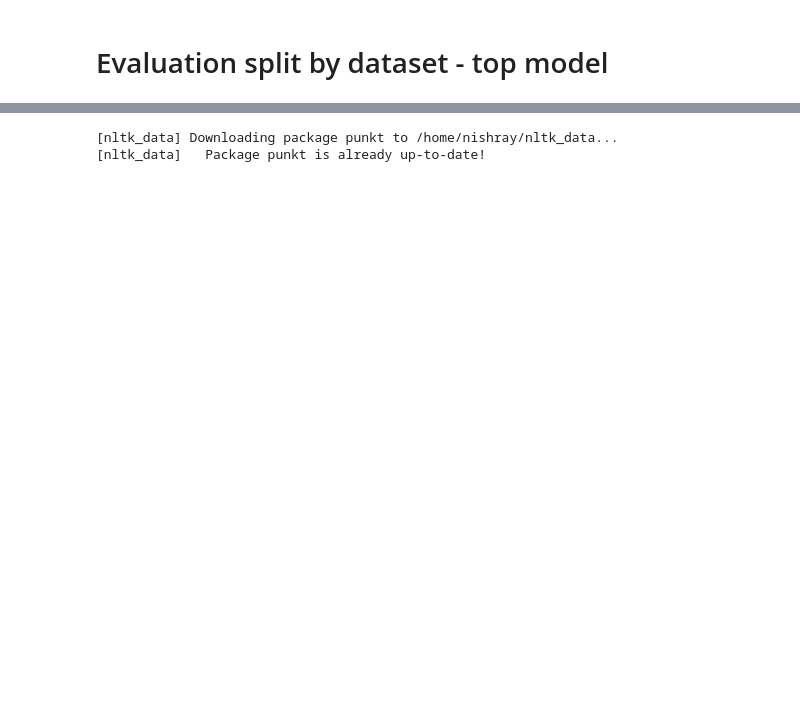
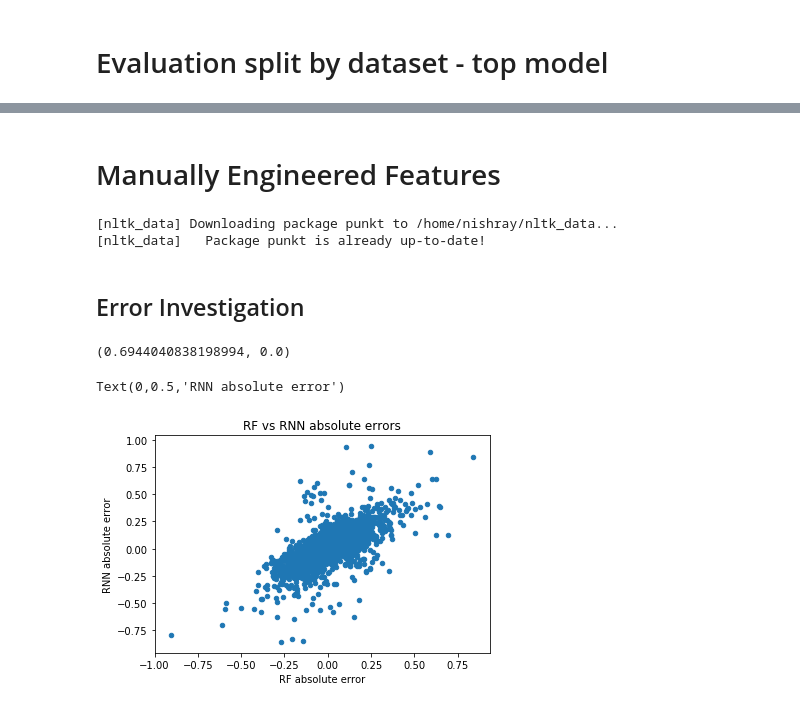
Before and after one commit to pkurapati/W266-NLP-Project, a Jupyter notebook: Nishant/AEG_Deep_Learning_Essay_Classification.ipynb, the cells around one changed output, grey strips where cells are left out. Cells and saved outputs as stored; diff of their text form; code cells hidden in the pictures; blank space fills up the shorter version.

```diff
--- a/Nishant/AEG_Deep_Learning_Essay_Classification.ipynb
+++ b/Nishant/AEG_Deep_Learning_Essay_Classification.ipynb
@@ -120,13 +151,13 @@ ff_2.add(Dense(100,name='deep1'))
 ff_2.add(Dense(50,name='deep2'))
 ff_2.add(Flatten())
 #Regression
-ff_2.add(Dense(1,activation='sigmoid',name='out_layer'))
-ff_2.compile(optimizer='adam',loss='mse',metrics=['accuracy'])
-ff_2.fit(sequences_matrix_class,train_sa_y_class.adjusted_domain1_score, batch_size = 500, epochs=35, validation_split=0.15)
+# ff_2.add(Dense(1,activation='sigmoid',name='out_layer'))
+# ff_2.compile(optimizer='adam',loss='mse',metrics=['accuracy'])
+# ff_2.fit(sequences_matrix_class,train_sa_y_class.adjusted_domain1_score, batch_size = 500, epochs=35, validation_split=0.15)
 #Classification
-#ff_2.add(Dense(len(pd.get_dummies(train_sa_y_class.adjusted_domain1_score).columns),activation='sigmoid',name='out_layer'))
-#ff_2.compile(optimizer='adam',loss='categorical_crossentropy',metrics=['accuracy'])
-#ff_2.fit(sequences_matrix_class,np.asarray(pd.get_dummies(train_sa_y_class.adjusted_domain1_score)), batch_size = 500, epochs=35, validation_split=0.15)
+ff_2.add(Dense(len(pd.get_dummies(train_sa_y_class.adjusted_domain1_score).columns),activation='sigmoid',name='out_layer'))
+ff_2.compile(optimizer='adam',loss='categorical_crossentropy',metrics=['accuracy'])
+ff_2.fit(sequences_matrix_class,np.asarray(pd.get_dummies(train_sa_y_class.adjusted_domain1_score)), batch_size = 500, epochs=35, validation_split=0.15)
 # %% [output]
 Train on 8823 samples, validate on 1557 samples
 Epoch 1/35
@@ -154,13 +185,13 @@ ff_3.add(Dense(50,name='deep2'))
 ff_3.add(Dense(25,name='deep3'))
 ff_3.add(Flatten())
 #Regression
-ff_3.add(Dense(1,activation='sigmoid',name='out_layer'))
-ff_3.compile(optimizer='adam',loss='mse',metrics=['accuracy'])
-ff_3.fit(sequences_matrix_class,train_sa_y_class.adjusted_domain1_score, batch_size = 500, epochs=35, validation_split=0.15)
+# ff_3.add(Dense(1,activation='sigmoid',name='out_layer'))
+# ff_3.compile(optimizer='adam',loss='mse',metrics=['accuracy'])
+# ff_3.fit(sequences_matrix_class,train_sa_y_class.adjusted_domain1_score, batch_size = 500, epochs=35, validation_split=0.15)
 #Classification
-#ff_3.add(Dense(len(pd.get_dummies(train_sa_y_class.adjusted_domain1_score).columns),activation='sigmoid',name='out_layer'))
-#ff_3.compile(optimizer='adam',loss='categorical_crossentropy',metrics=['accuracy'])
-#ff_3.fit(sequences_matrix_class,np.asarray(pd.get_dummies(train_sa_y_class.adjusted_domain1_score)), batch_size = 500, epochs=35, validation_split=0.15)
+ff_3.add(Dense(len(pd.get_dummies(train_sa_y_class.adjusted_domain1_score).columns),activation='sigmoid',name='out_layer'))
+ff_3.compile(optimizer='adam',loss='categorical_crossentropy',metrics=['accuracy'])
+ff_3.fit(sequences_matrix_class,np.asarray(pd.get_dummies(train_sa_y_class.adjusted_domain1_score)), batch_size = 500, epochs=35, validation_split=0.15)
 # %% [output]
 Train on 8823 samples, validate on 1557 samples
 Epoch 1/35
@@ -626,3 +750,5 @@ print(aggregates)
+# %% [markdown]
+# Manually Engineered Features
 # %%
 import seaborn as sns
 import matplotlib.pyplot as plt
@@ -974,0 +1122,28 @@ colList = ['words_length_4', 'words_length_6', 'words_length_8', 'words_length_1
+# %% [markdown]
+## Error Investigation
+# %%
+#Load RF scores to compare
+BeauRFScores = pickle.load(open('Beau_scoring_results.pkl', 'rb'))
+
+BeauRFScores['RNN'] = rnn_3.predict(sequences_test_matrix_class.reshape(sequences_test_matrix_class.shape[0],max_len_class))
+
+BeauRFScores['RF_unnorm'] = np.round(BeauRFScores.prediction * BeauRFScores['div'])
+BeauRFScores['RNN_unnorm'] = np.round(BeauRFScores.RNN * BeauRFScores['div'])
+BeauRFScores['actual_unnorm'] = np.round(BeauRFScores.actual * BeauRFScores['div'])
+
+BeauRFScores['abs_error_rf'] = BeauRFScores.prediction - BeauRFScores.actual
+BeauRFScores['abs_error_rnn'] = BeauRFScores.RNN - BeauRFScores.actual
+# %%
+import scipy
+scipy.stats.pearsonr(BeauRFScores['abs_error_rf'],BeauRFScores['abs_error_rnn'])
+# %% [output]
+(0.6944040838198994, 0.0)
+# %%
+import matplotlib.pyplot as plt
+
+ax = BeauRFScores.plot.scatter(x='abs_error_rf',y='abs_error_rnn', title='RF vs RNN absolute errors')
+ax.set_xlabel("RF absolute error")
+ax.set_ylabel("RNN absolute error")
+# %% [output]
+Text(0,0.5,'RNN absolute error')
+[figure, added]
```
Also changed, not shown: parts of 38 cells of this notebook.
